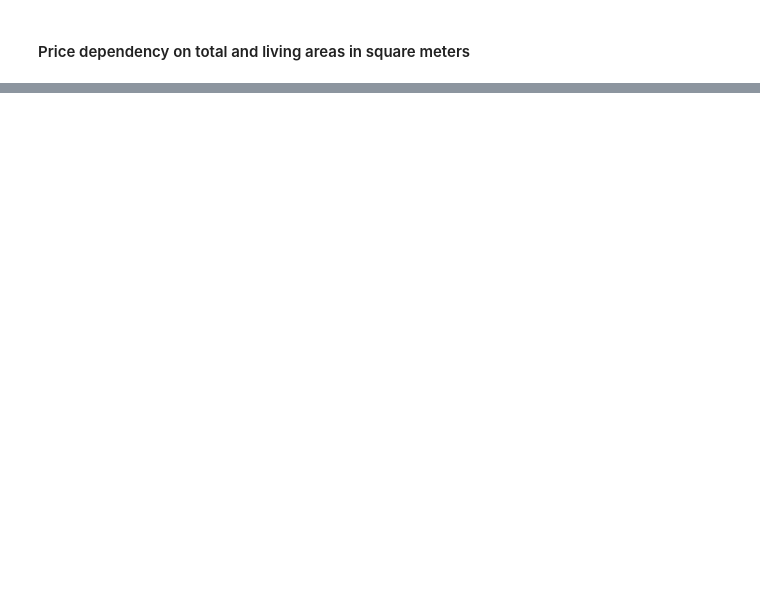
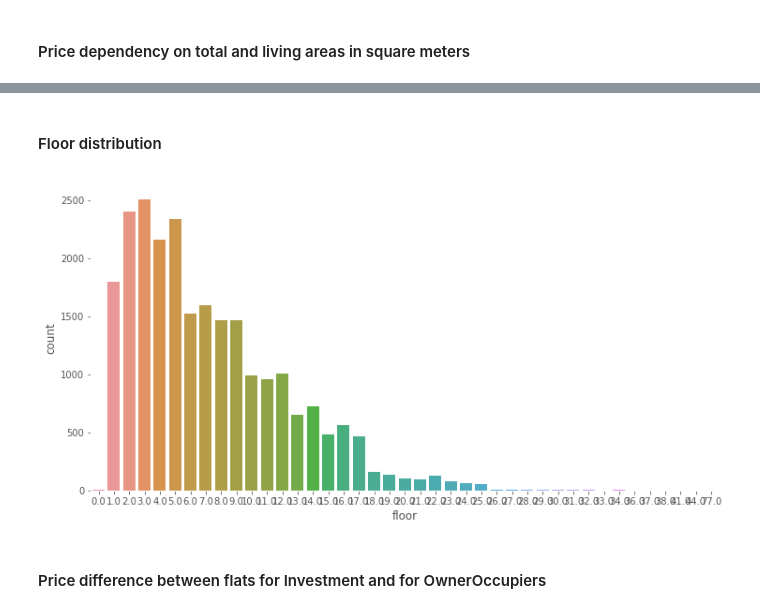
Before and after one commit to melaanya/twente-aml, a Jupyter notebook: project/eda/eda.ipynb, the cells around one changed output, grey strips where cells are left out. Drawn from its saved outputs; the diff is of its cells as text; code cells hidden in the pictures; blank space fills up the shorter version.

```diff
--- a/project/eda/eda.ipynb
+++ b/project/eda/eda.ipynb
@@ -178,0 +176,10 @@ plt.show()
+# %% [markdown]
+#### Floor distribution
+# %%
+plt.figure(figsize = (12, 6))
+sns.countplot(x="floor", data=df_train)
+plt.show()
+# %% [output]
+[figure, added]
+# %% [markdown]
+#### Price difference between flats for Investment and for OwnerOccupiers
```
Also changed, not shown: parts of 7 cells of this notebook.
